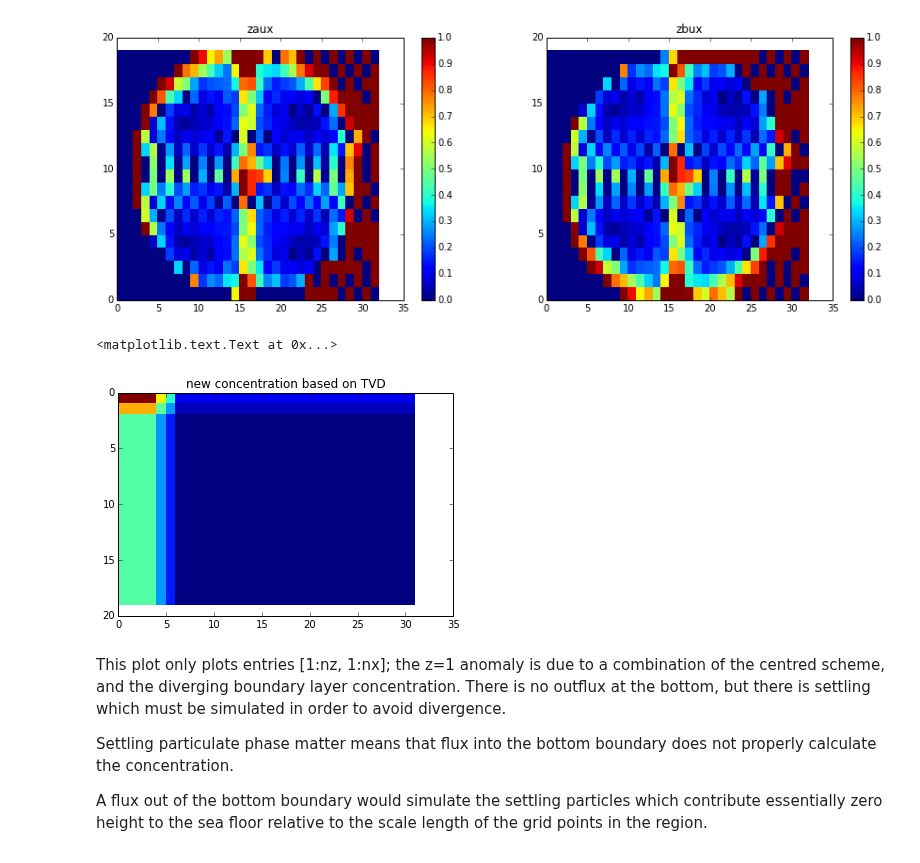
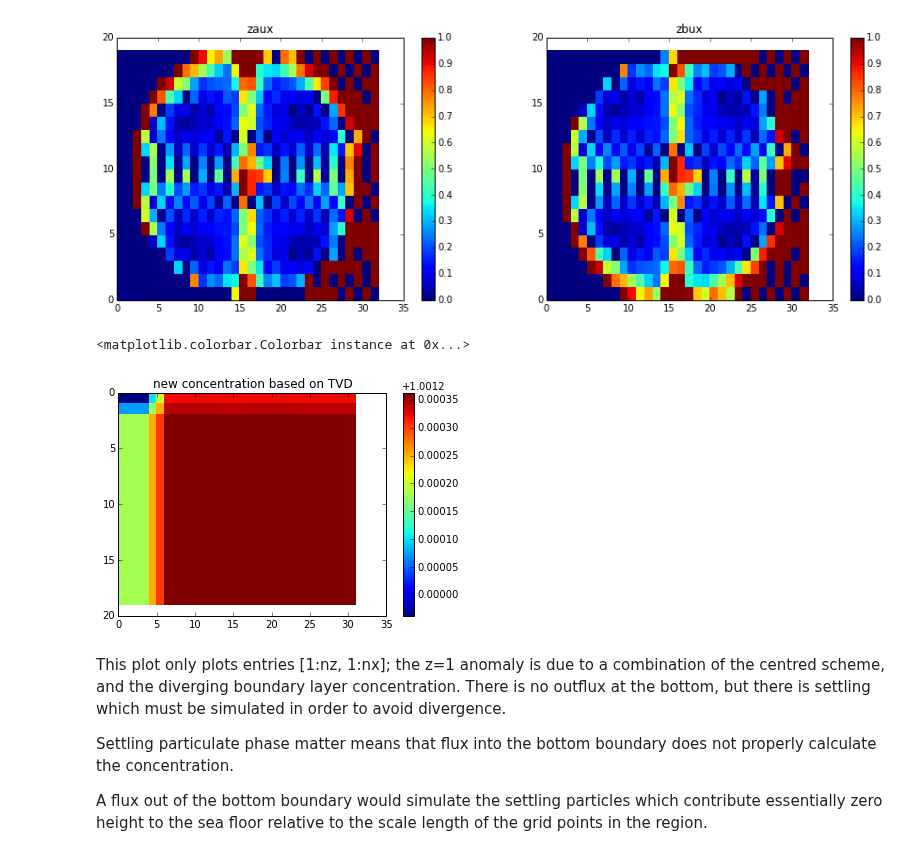
Before and after one commit to UBC-MOAD/pa-th-simple, a Jupyter notebook: prelim-model/Evaluation of 2D TVD - Step 4.ipynb, the cells around one changed output. Drawn from its saved outputs; the diff is of its cells as text; code cells hidden in the pictures.

Commit message:
Added some comments and fixed plotting error.

```diff
--- a/prelim-model/Evaluation of 2D TVD - Step 4.ipynb
+++ b/prelim-model/Evaluation of 2D TVD - Step 4.ipynb
@@ -364,18 +364,23 @@ aaz = adfz * (zcuz * zauz + (1-zcuz)*zbuz)
 aax = adfx * (zcux * zaux + (1-zcux)*zbux)
 
 # new concentration after advection
-adv = np.zeros((nz, nx))
-adv[1:nz, 1:nx] = conc.a[1:nz, 1:nx] + (k_ad[1:nz, 1:nx] * g.a[1:nz, 1:nx] - k_de[1:nz, 1:nx] * h.a[1:nz, 1:nx] + dtau_up_dt[1:nz, 1:nx] +  (aax[1:nz, 0:nx-1] - aax[1:nz, 1:nx]) * conc.dx_i + (aaz[0:nz-1, 1:nx] - aaz[1:nz, 1:nx]) * conc.dz_i) * dt
+adv_p = np.zeros((nz, nx)); adv_d = np.zeros((nz, nx))
+adv_p[1:nz, 1:nx] = conc.a[1:nz, 1:nx] + (k_ad[1:nz, 1:nx] * g.a[1:nz, 1:nx] - k_de[1:nz, 1:nx] * h.a[1:nz, 1:nx] + dtau_up_dt[1:nz, 1:nx] +  (aax[1:nz, 0:nx-1] - aax[1:nz, 1:nx]) * conc.dx_i + (aaz[0:nz-1, 1:nx] - aaz[1:nz, 1:nx]) * conc.dz_i) * dt
+adv_d[1:nz, 1:nx] = conc.a[1:nz, 1:nx] + (Q - k_ad[1:nz, 1:nx] * g.a[1:nz, 1:nx] + k_de[1:nz, 1:nx] * h.a[1:nz, 1:nx] + dtau_up_dt[1:nz, 1:nx] + (aax[1:nz, 0:nx-1] - aax[1:nz, 1:nx]) * conc.dx_i + (aaz[0:nz-1, 1:nx] - aaz[1:nz, 1:nx]) * conc.dz_i) * dt
+
+# what about on the boundary? the upper boundary condition will take care if it.
 # %% [output]
 [figure]
 # %%
-#plot
-plt.pcolormesh(adv[1:nz, 1:nx])
+#plot either particulate or dissolved phase
+#plt.pcolormesh(adv_d[1:nz, 1:nx])
+adv = plt.pcolormesh(adv_d[1:nz, 1:nx])
 plt.gca().invert_yaxis()
 plt.title('new concentration based on TVD')
+plt.colorbar(adv)
 # %% [output]
-<matplotlib.text.Text at 0x...>
+<matplotlib.colorbar.Colorbar instance at 0x...>
-[figure, old version]
+[figure, new version]
 # %% [markdown]
 This plot only plots entries [1:nz, 1:nx]; the z=1 anomaly is due to a combination of the centred scheme, and the diverging boundary layer concentration. There is no outflux at the bottom, but there is settling which must be simulated in order to avoid divergence.
 
```
Also changed, not shown: parts of 3 cells of this notebook.
